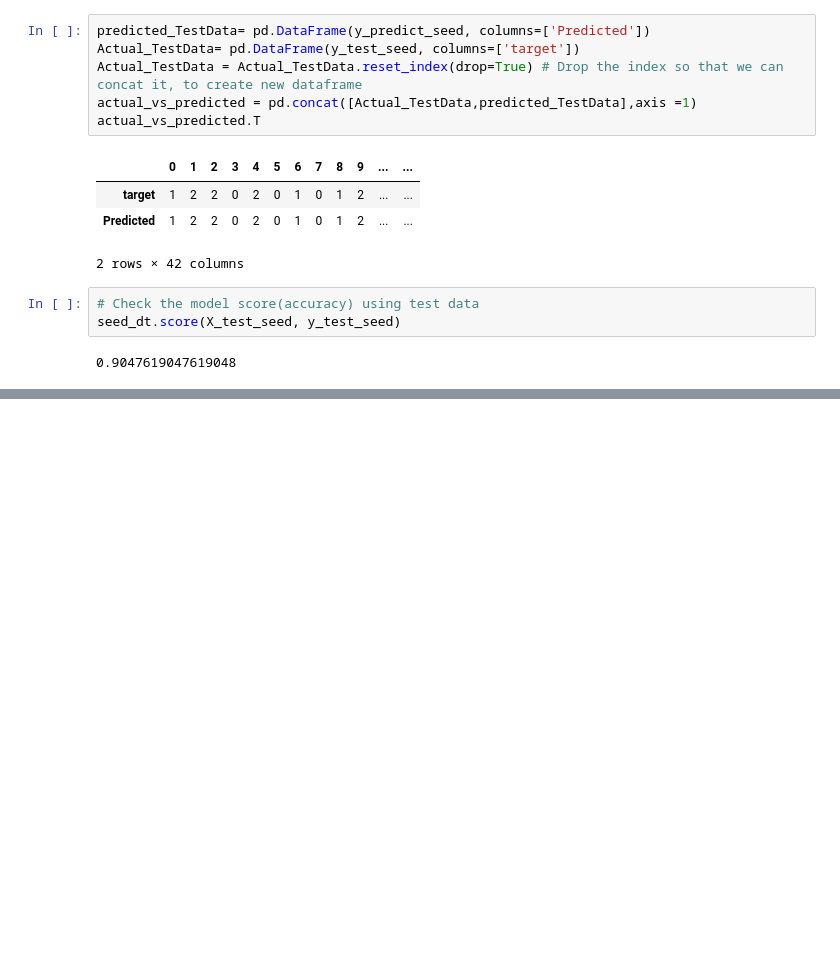
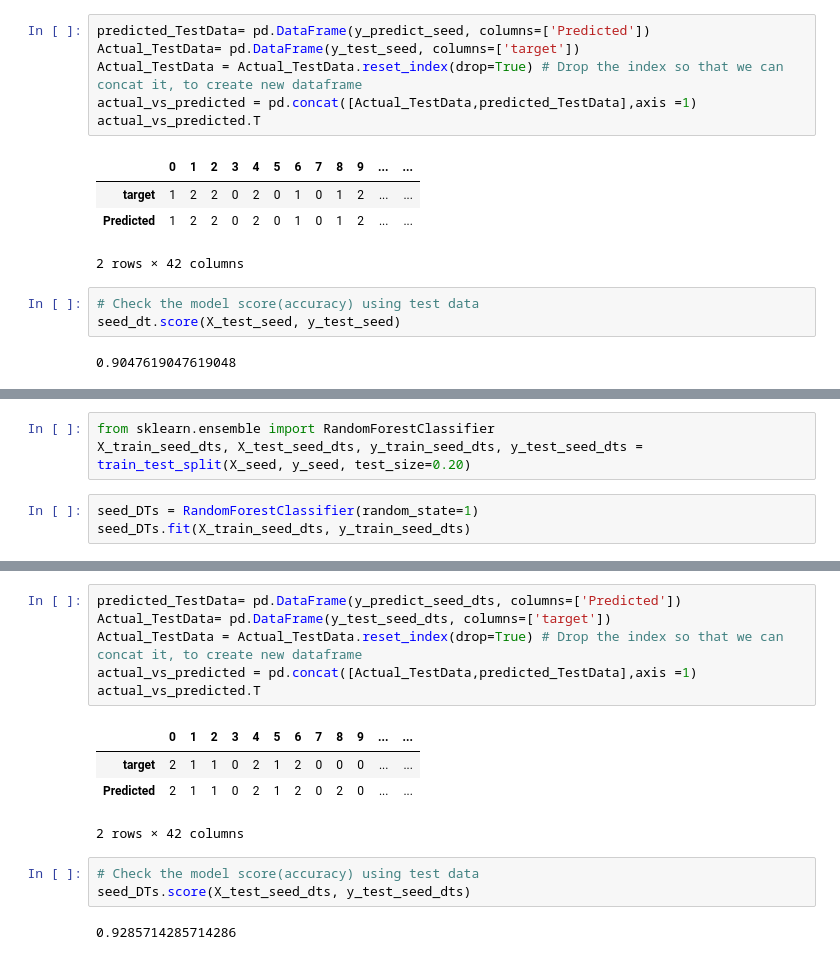
Before and after one commit to DaoHaiLong/Machine-Learning-and-Data-Mining-II, a Jupyter notebook: Labwork4/labwork4.ipynb, the cells around one changed output, grey strips where cells are left out. Cells and saved outputs as stored; diff of their text form; blank space fills up the shorter version.

```diff
--- a/Labwork4/labwork4.ipynb
+++ b/Labwork4/labwork4.ipynb
@@ -235,0 +238,6 @@ seed_dt.score(X_test_seed, y_test_seed)
+# %%
+from sklearn.ensemble import RandomForestClassifier
+X_train_seed_dts, X_test_seed_dts, y_train_seed_dts, y_test_seed_dts = train_test_split(X_seed, y_seed, test_size=0.20)
+# %%
+seed_DTs = RandomForestClassifier(random_state=1)
+seed_DTs.fit(X_train_seed_dts, y_train_seed_dts)
@@ -235,0 +272,16 @@ seed_dt.score(X_test_seed, y_test_seed)
+# %%
+predicted_TestData= pd.DataFrame(y_predict_seed_dts, columns=['Predicted'])
+Actual_TestData= pd.DataFrame(y_test_seed_dts, columns=['target'])
+Actual_TestData = Actual_TestData.reset_index(drop=True) # Drop the index so that we can concat it, to create new dataframe
+actual_vs_predicted = pd.concat([Actual_TestData,predicted_TestData],axis =1)
+actual_vs_predicted.T
+# %% [output]
+|  | 0 | 1 | 2 | 3 | 4 | 5 | 6 | 7 | 8 | 9 | ... | ... |
+| target | 2 | 1 | 1 | 0 | 2 | 1 | 2 | 0 | 0 | 0 | ... | ... |
+| Predicted | 2 | 1 | 1 | 0 | 2 | 1 | 2 | 0 | 2 | 0 | ... | ... |
+2 rows × 42 columns
+# %%
+# Check the model score(accuracy) using test data
+seed_DTs.score(X_test_seed_dts, y_test_seed_dts)
+# %% [output]
+0.9285714285714286
```
Also changed, not shown: parts of 6 cells of this notebook.
